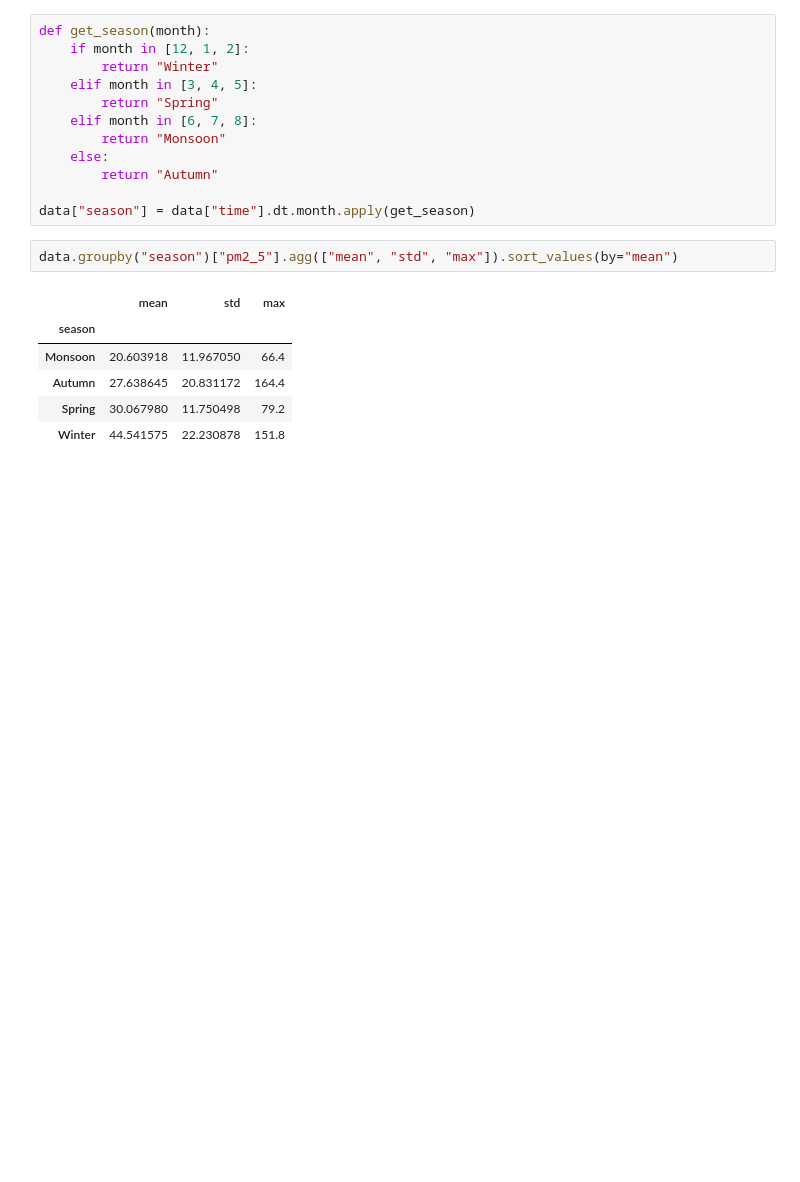
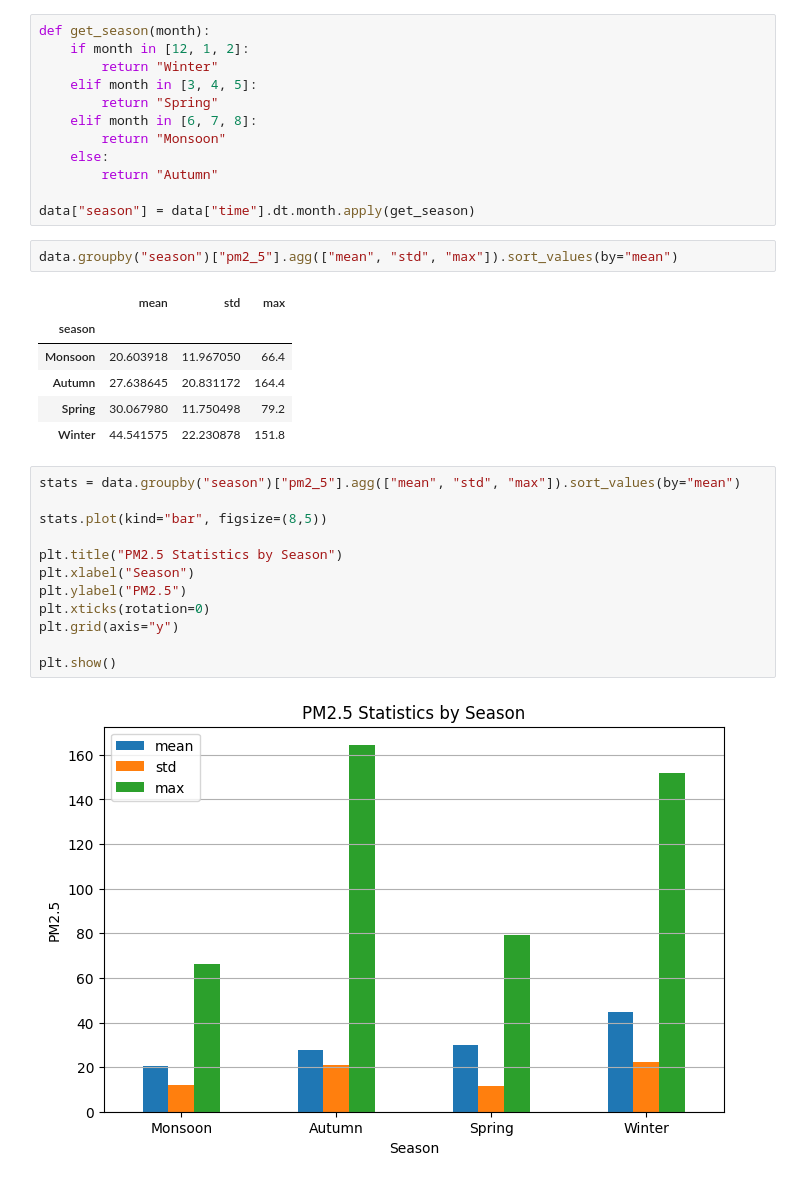
Before and after one commit to adarsha-7/pm25-forecasting, a Jupyter notebook: notebooks/eda/time_analysis.ipynb, the cells around one changed output. Cells and saved outputs as stored; diff of their text form; blank space fills up the shorter version.

Commit message:
seasonal plot

```diff
--- a/notebooks/eda/time_analysis.ipynb
+++ b/notebooks/eda/time_analysis.ipynb
@@ -47,3 +47,17 @@ data.groupby("season")["pm2_5"].agg(["mean", "std", "max"]).sort_values(by="mean
 | Autumn | 27.638645 | 20.831172 | 164.4 |
 | Spring | 30.067980 | 11.750498 | 79.2 |
 | Winter | 44.541575 | 22.230878 | 151.8 |
+# %%
+stats = data.groupby("season")["pm2_5"].agg(["mean", "std", "max"]).sort_values(by="mean")
+
+stats.plot(kind="bar", figsize=(8,5))
+
+plt.title("PM2.5 Statistics by Season")
+plt.xlabel("Season")
+plt.ylabel("PM2.5")
+plt.xticks(rotation=0)
+plt.grid(axis="y")
+
+plt.show()
+# %% [output]
+[figure, added]
```
